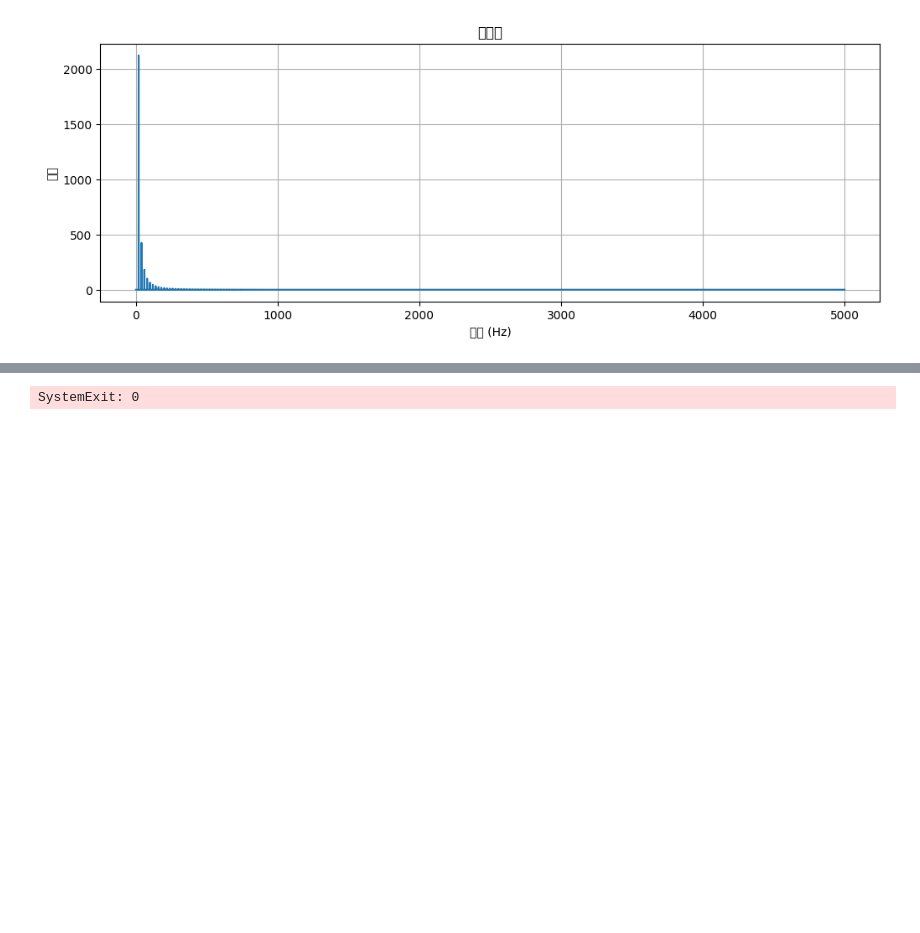
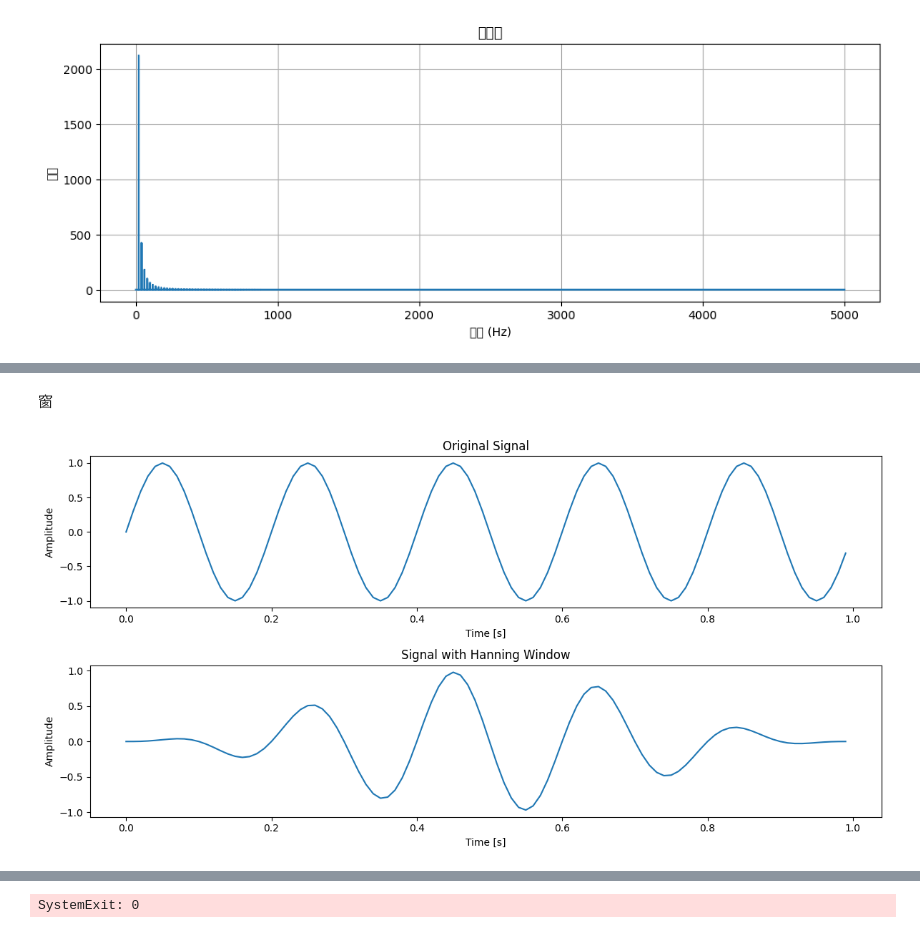
Before and after one commit to Jsvi53/qt_custom_widget, a Jupyter notebook: scripty.ipynb, the cells around one changed output, grey strips where cells are left out. Drawn from its saved outputs; the diff is of its cells as text; code cells hidden in the pictures; blank space fills up the shorter version.

```diff
--- a/scripty.ipynb
+++ b/scripty.ipynb
@@ -120,3 +188,51 @@ plt.show()
+# %% [markdown]
+窗
+# %%
+import numpy as np
+import matplotlib.pyplot as plt
+
+# 生成信号
+def generate_signal(frequency, sampling_rate, duration):
+    t = np.linspace(0, duration, int(sampling_rate * duration), endpoint=False)
+    signal = np.sin(2 * np.pi * frequency * t)
+    return t, signal
+
+# 应用汉宁窗
+def apply_hanning_window(signal):
+    window = np.hanning(len(signal))
+    windowed_signal = signal * window
+    return windowed_signal
+
+# 参数设置
+frequency = 5  # 信号频率 (Hz)
+sampling_rate = 100  # 采样率 (Hz)
+duration = 1  # 信号持续时间 (秒)
+
+# 生成信号
+t, signal = generate_signal(frequency, sampling_rate, duration)
+
+# 应用汉宁窗
+windowed_signal = apply_hanning_window(signal)
+
+# 绘制原始信号和加窗后的信号
+plt.figure(figsize=(12, 6))
+
+plt.subplot(2, 1, 1)
+plt.plot(t, signal)
+plt.title('Original Signal')
+plt.xlabel('Time [s]')
+plt.ylabel('Amplitude')
+
+plt.subplot(2, 1, 2)
+plt.plot(t, windowed_signal)
+plt.title('Signal with Hanning Window')
+plt.xlabel('Time [s]')
+plt.ylabel('Amplitude')
+
+plt.tight_layout()
+plt.show()
+# %% [output]
+[figure, added]
 # %%
 from PyQt5.QtWidgets import QApplication, QWidget, QPushButton, QVBoxLayout, QLabel
 from PyQt5.QtCore import Qt, QPropertyAnimation, QRect, QEasingCurve
```
Also changed, not shown: parts of 4 cells of this notebook, 1 other file.
